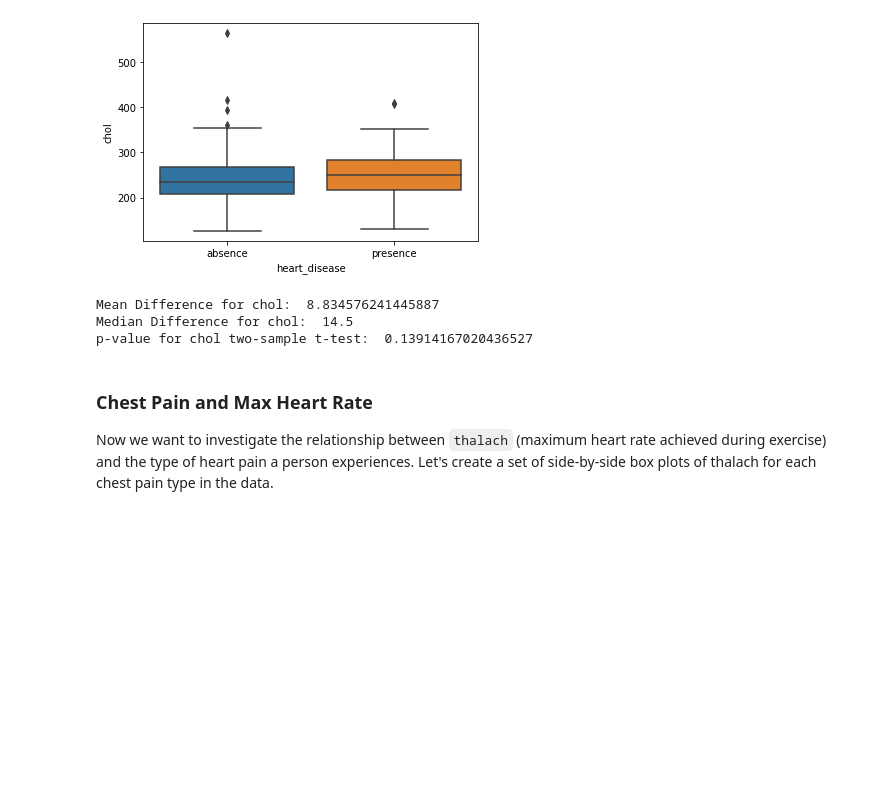
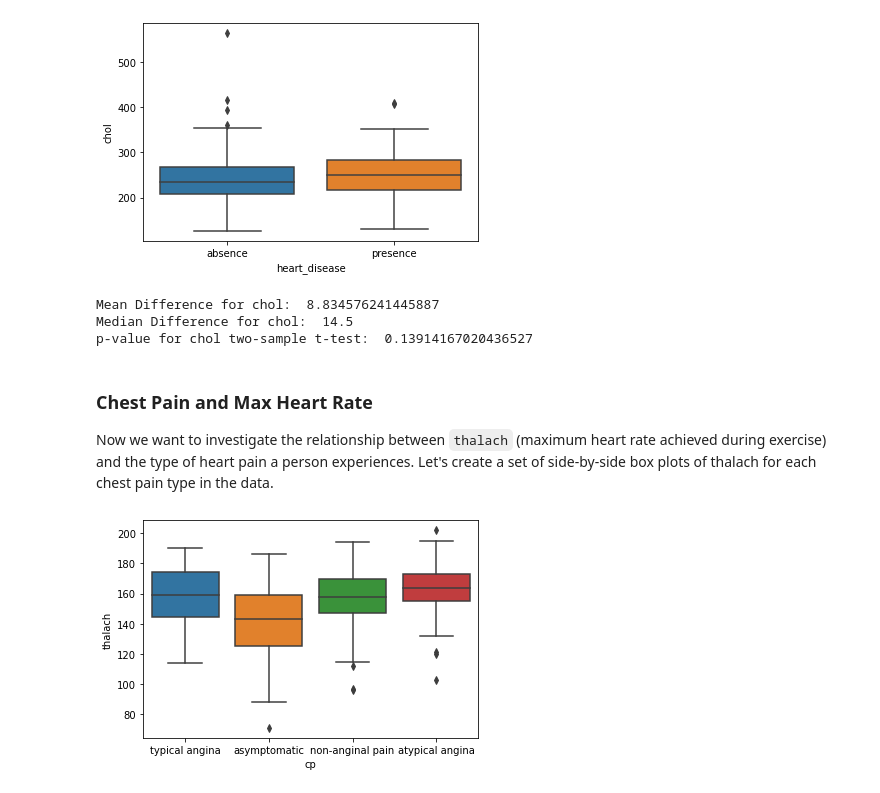
Before and after one commit to soyuz108/Heart-Disease-Research, a Jupyter notebook: HeartDiseaseResearch.ipynb, the cells around one changed output. Cells and saved outputs as stored; diff of their text form; code cells hidden in the pictures; blank space fills up the shorter version.

```diff
--- a/HeartDiseaseResearch.ipynb
+++ b/HeartDiseaseResearch.ipynb
@@ -225,3 +229,10 @@ p-value for chol two-sample t-test:  0.13914167020436527
 # %% [markdown]
 ### Chest Pain and Max Heart Rate
 Now we want to investigate the relationship between `thalach` (maximum heart rate achieved during exercise) and the type of heart pain a person experiences. Let's create a set of side-by-side box plots of thalach for each chest pain type in the data.
+# %%
+# Create and show box plots of thalach and the type of heart pain
+plt.clf()
+sns.boxplot(x = heart.cp, y = heart.thalach)
+plt.show()
+# %% [output]
+[figure, added]
```
Also changed, not shown: parts of 11 cells of this notebook.
